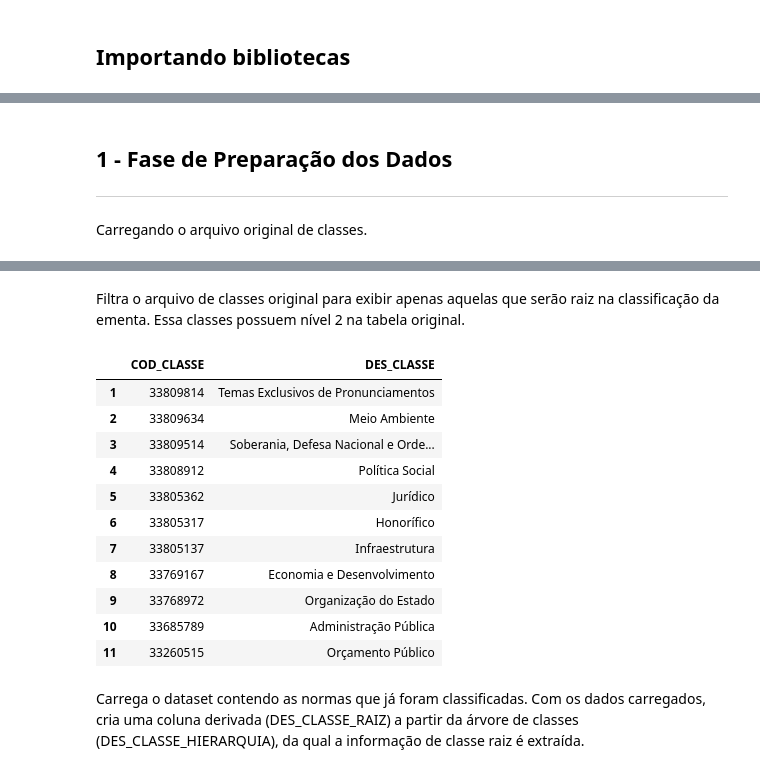
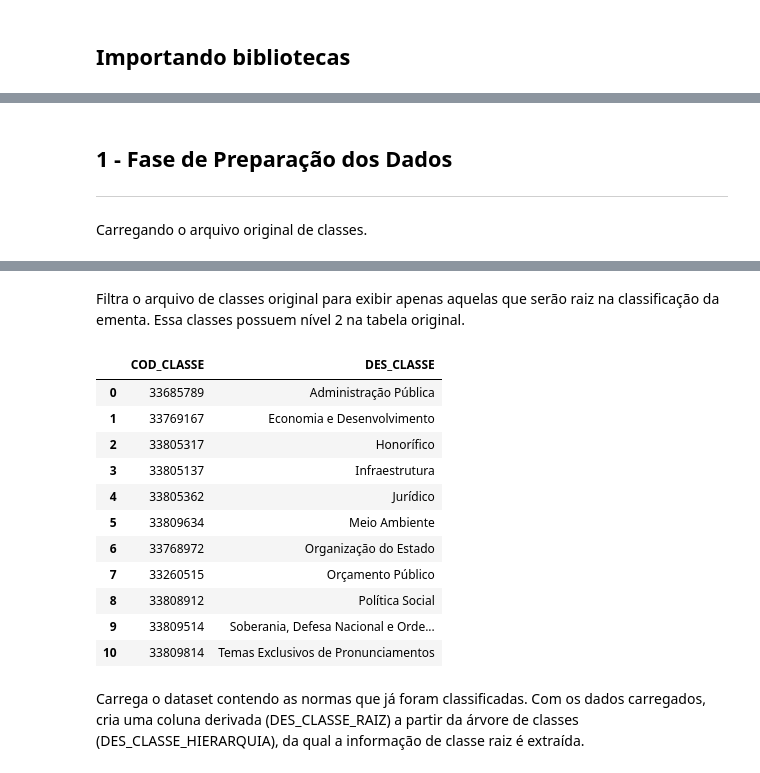
Before and after one commit to pauloceliojr/md-trabalho-final, a Jupyter notebook: Classificação de Normas.ipynb, the cells around one changed output, grey strips where cells are left out. Drawn from its saved outputs; the diff is of its cells as text; code cells hidden in the pictures.

```diff
--- a/Classificação de Normas.ipynb
+++ b/Classificação de Normas.ipynb
@@ -32,7 +28,7 @@ nltk.download("stopwords")
 True
 # %% [markdown]
 ## 1 - Fase de Preparação dos Dados
----
+***
 # %% [markdown]
 Carregando o arquivo original de classes.
 # %%
@@ -46,25 +42,26 @@ classes_original.head()
 | 3 | 4 | 33809514 | Soberania, Defesa Nacional e Orde... | 33254494.0 | 2 | 0 | -- Soberania, Defesa Nacional e O... | Classificação Temática Unificada ... | ... |
 | 4 | 5 | 33808912 | Política Social | 33254494.0 | 2 | 0 | -- Política Social | Classificação Temática Unificada ... | ... |
 # %% [markdown]
-Filtra o arquivo de classes original para exibir apenas aquelas que serão raiz na classificação da ementa.
-Essa classes possuem nível 2 na tabela original.
+Filtra o arquivo de classes original para exibir apenas aquelas que serão raiz na classificação da ementa. Essa classes possuem nível 2 na tabela original.
 # %%
 classes_raiz = classes_original.query("NUM_NIVEL == 2").filter(["COD_CLASSE", "DES_NOME_PREFERIDO"])
-classes_raiz.rename(columns={"DES_NOME_PREFERIDO": "DES_CLASSE"}, inplace=True)
+classes_raiz = classes_raiz.sort_values("DES_NOME_PREFERIDO")
+classes_raiz.reset_index(drop=True, inplace=True)
+classes_raiz.rename(columns={"DES_NOME_PREFERIDO": "DES_CLASSE", "index": "INDICE"}, inplace=True)
 classes_raiz
 # %% [output]
 |  | COD_CLASSE | DES_CLASSE |
-| 1 | 33809814 | Temas Exclusivos de Pronunciamentos |
-| 2 | 33809634 | Meio Ambiente |
-| 3 | 33809514 | Soberania, Defesa Nacional e Orde... |
-| 4 | 33808912 | Política Social |
-| 5 | 33805362 | Jurídico |
-| 6 | 33805317 | Honorífico |
-| 7 | 33805137 | Infraestrutura |
-| 8 | 33769167 | Economia e Desenvolvimento |
-| 9 | 33768972 | Organização do Estado |
-| 10 | 33685789 | Administração Pública |
-| 11 | 33260515 | Orçamento Público |
+| 0 | 33685789 | Administração Pública |
+| 1 | 33769167 | Economia e Desenvolvimento |
+| 2 | 33805317 | Honorífico |
+| 3 | 33805137 | Infraestrutura |
+| 4 | 33805362 | Jurídico |
+| 5 | 33809634 | Meio Ambiente |
+| 6 | 33768972 | Organização do Estado |
+| 7 | 33260515 | Orçamento Público |
+| 8 | 33808912 | Política Social |
+| 9 | 33809514 | Soberania, Defesa Nacional e Orde... |
+| 10 | 33809814 | Temas Exclusivos de Pronunciamentos |
 # %% [markdown]
 Carrega o dataset contendo as normas que já foram classificadas. Com os dados carregados, cria uma coluna derivada (DES_CLASSE_RAIZ) a partir da árvore de classes (DES_CLASSE_HIERARQUIA), da qual a informação de classe raiz é extraída.
 # %%
```
Also changed, not shown: parts of 41 cells of this notebook, 1 other file.
